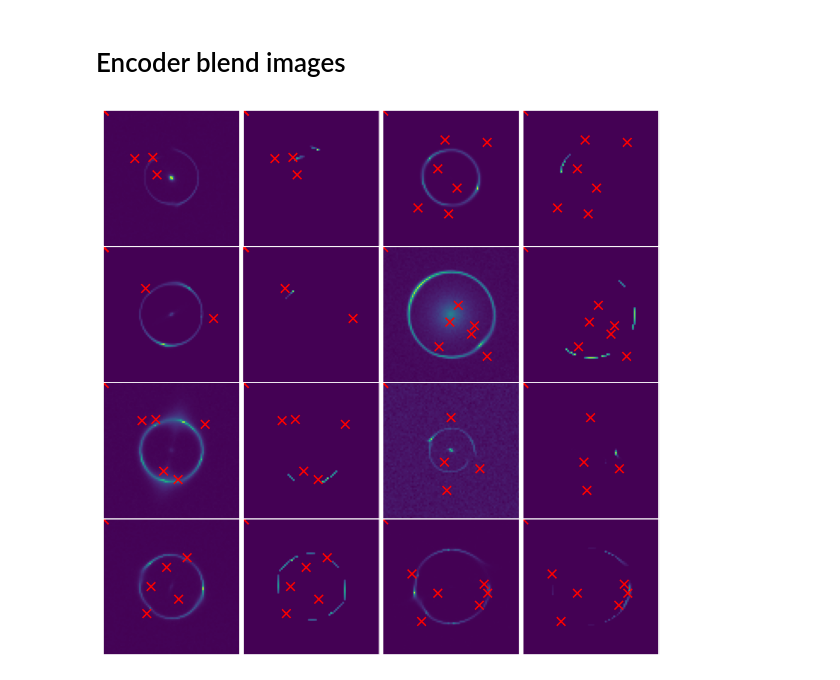
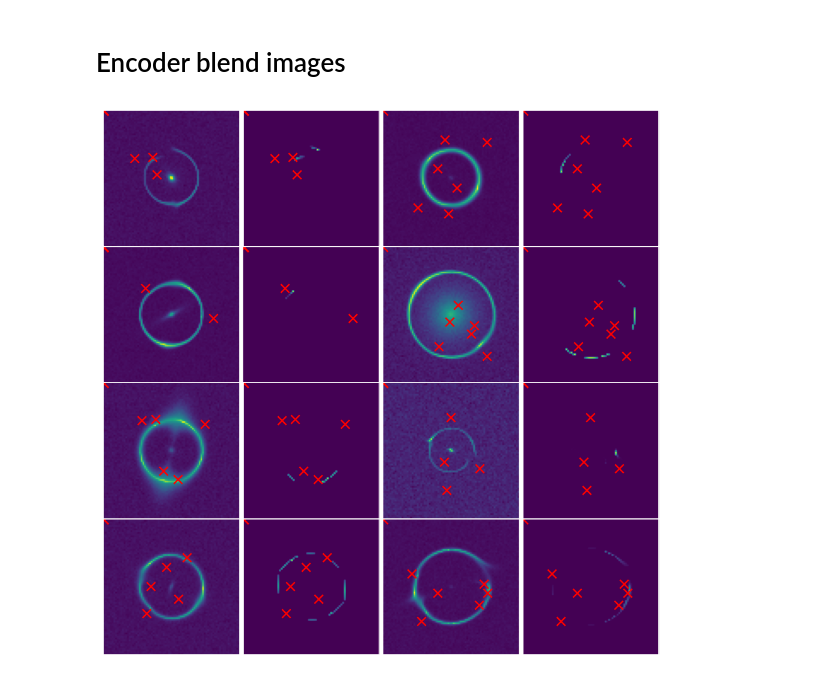
Before and after one commit to yashpatel5400/bliss, a Jupyter notebook: case_studies/substructure/eval.ipynb, the cells around one changed output. Saved outputs shown, nothing was run; the diff lists cells and outputs as text; code cells hidden in the pictures.

```diff
--- a/case_studies/substructure/eval.ipynb
+++ b/case_studies/substructure/eval.ipynb
@@ -62,21 +62,21 @@ residuals = packed_images["subhalos"]
 # %%
 import numpy as np
 full_true = tile_catalog["subhalos"].cpu().to_full_params()
 
 plt.rcParams["axes.grid"] = False
 fig, axs = plt.subplots(4, 4, figsize=(10, 10), dpi=120)
 plt.subplots_adjust(wspace=0, hspace=0)
 for i, image_pair in enumerate(zip(images[:8], residuals[:8])):
     image, residual = image_pair
     true_subhalo_pos = full_true.plocs[i,...]
 
     pos = 2 * i
-    axs[pos // 4, pos % 4].imshow(image[0].cpu().numpy())
-    axs[(pos + 1) // 4, (pos + 1) % 4].imshow(residual[0].cpu().numpy())
+    axs[pos // 4, pos % 4].imshow(np.log(image[0].cpu().numpy() + 2))
+    axs[(pos + 1) // 4, (pos + 1) % 4].imshow(np.log(residual[0].cpu().numpy() + 2))
     for j in [pos, pos + 1]:
         axs[j // 4, j % 4].set_xticklabels([])
         axs[j // 4, j % 4].set_yticklabels([])
         axs[j // 4, j % 4].tick_params(left = False, bottom = False)
         axs[j // 4, j % 4].scatter(true_subhalo_pos[:, 0], true_subhalo_pos[:, 1], marker='x', color='r', s=75)
 # %% [output]
-[figure, old version]
+[figure, new version]
```
Also changed, not shown: 5 other files.
